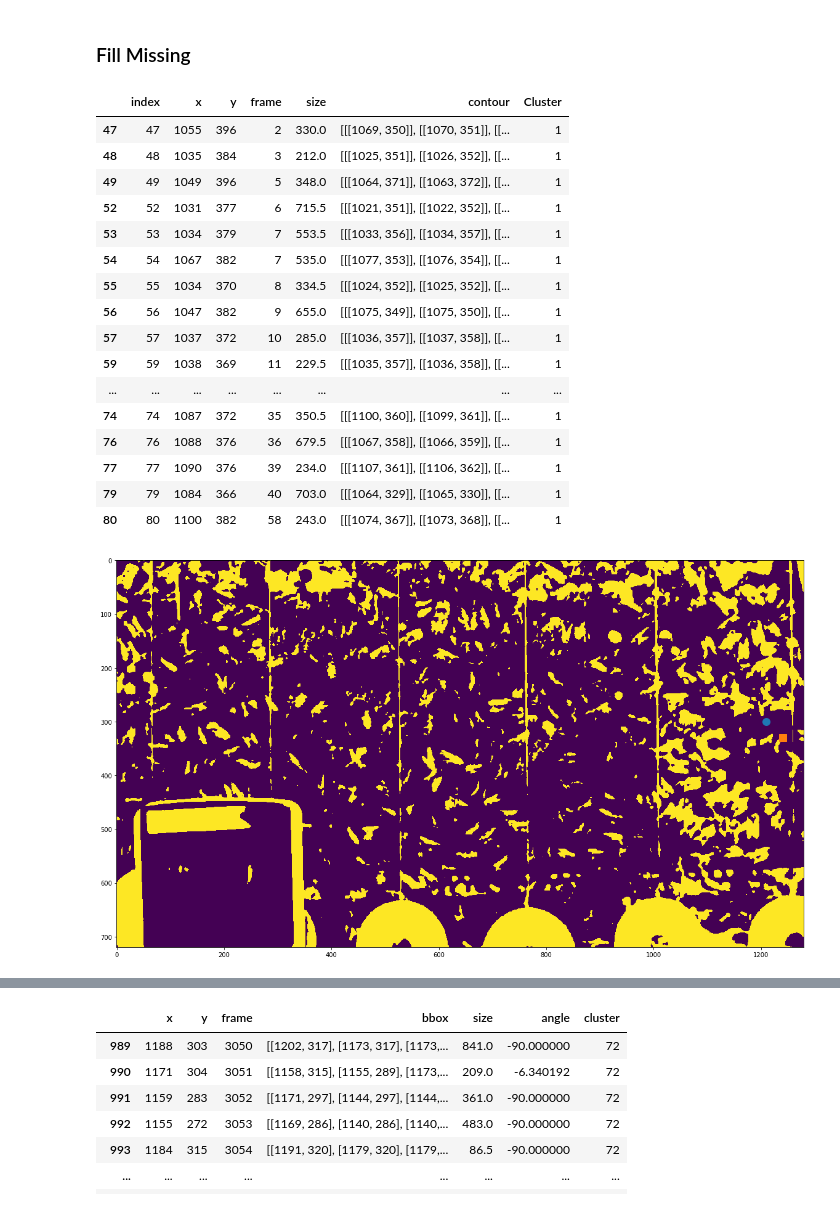
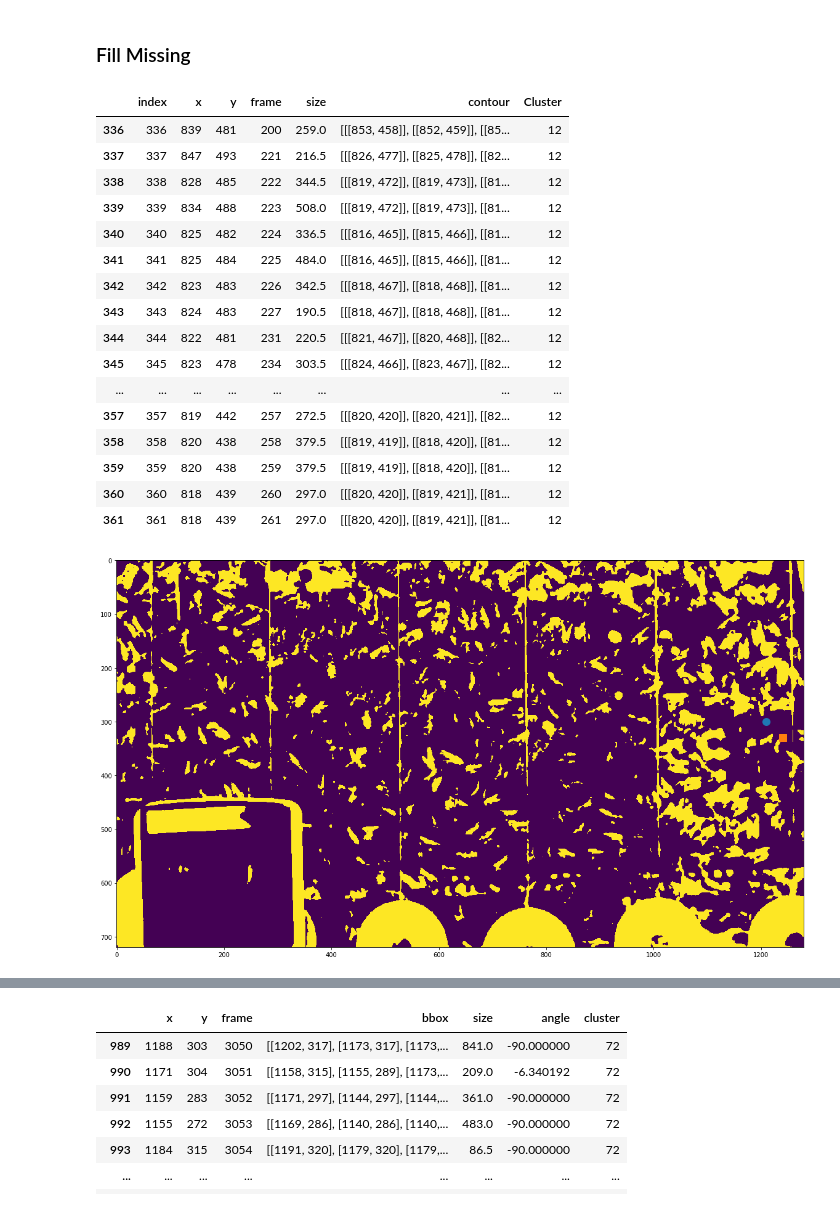
Before and after one commit to Jreece18/WaggleDanceTracker, a Jupyter notebook: TidyDataset.ipynb, the cells around one changed output, grey strips where cells are left out. Cells and saved outputs as stored; diff of their text form; code cells hidden in the pictures.

```diff
--- a/TidyDataset.ipynb
+++ b/TidyDataset.ipynb
@@ -268,39 +279,42 @@ def moveDirection(prev_bbox, bbox):
 # %%
 final_df = pd.DataFrame(columns=['x', 'y', 'frame', 'bbox', 'size', 'angle', 'cluster']) # maybe add direction change?
 # %%
-clust = df[df['Cluster']==1] # 1, 6, 35, 72 (didn't work, also not a waggle), 75, 222, 245 (also not a waggle)
+clust = df[df['Cluster']==12] # 1, 6, 35, 72 (didn't work, also not a waggle), 75, 222, 245 (also not a waggle)
 # 6 doesn't work. Loses it when it crosses the white lime
+# 1 fixed by changing the 'contour is none' code to thresh within the roi
+# 100 is an example where the last two frames are wrong
+# 0 has some problems at end
 clust
 cap = cv2.VideoCapture('../Bees10.mov')
 cap.set(1, 233)
 _, frame = cap.read()
 gray = cv2.cvtColor(frame, cv2.COLOR_BGR2GRAY)
 gray = cv2.GaussianBlur(gray, (15,15), 1)
 thresh = cv2.threshold(gray, 120, 220, cv2.THRESH_BINARY)[1]
 
 plt.figure(figsize=(20,20))
 plt.imshow(thresh)
 plt.plot(1225-15, 315-15, marker='o', markersize=12)
 plt.plot(1225+15, 315+15, marker='s', markersize=12)
 clust
 # %% [output]
 |  | index | x | y | frame | size | contour | Cluster |
-| 47 | 47 | 1055 | 396 | 2 | 330.0 | [[[1069, 350]], [[1070, 351]], [[... | 1 |
-| 48 | 48 | 1035 | 384 | 3 | 212.0 | [[[1025, 351]], [[1026, 352]], [[... | 1 |
-| 49 | 49 | 1049 | 396 | 5 | 348.0 | [[[1064, 371]], [[1063, 372]], [[... | 1 |
-| 52 | 52 | 1031 | 377 | 6 | 715.5 | [[[1021, 351]], [[1022, 352]], [[... | 1 |
-| 53 | 53 | 1034 | 379 | 7 | 553.5 | [[[1033, 356]], [[1034, 357]], [[... | 1 |
-| 54 | 54 | 1067 | 382 | 7 | 535.0 | [[[1077, 353]], [[1076, 354]], [[... | 1 |
-| 55 | 55 | 1034 | 370 | 8 | 334.5 | [[[1024, 352]], [[1025, 352]], [[... | 1 |
-| 56 | 56 | 1047 | 382 | 9 | 655.0 | [[[1075, 349]], [[1075, 350]], [[... | 1 |
-| 57 | 57 | 1037 | 372 | 10 | 285.0 | [[[1036, 357]], [[1037, 358]], [[... | 1 |
-| 59 | 59 | 1038 | 369 | 11 | 229.5 | [[[1035, 357]], [[1036, 358]], [[... | 1 |
+| 336 | 336 | 839 | 481 | 200 | 259.0 | [[[853, 458]], [[852, 459]], [[85... | 12 |
+| 337 | 337 | 847 | 493 | 221 | 216.5 | [[[826, 477]], [[825, 478]], [[82... | 12 |
+| 338 | 338 | 828 | 485 | 222 | 344.5 | [[[819, 472]], [[819, 473]], [[81... | 12 |
+| 339 | 339 | 834 | 488 | 223 | 508.0 | [[[819, 472]], [[819, 473]], [[81... | 12 |
+| 340 | 340 | 825 | 482 | 224 | 336.5 | [[[816, 465]], [[815, 466]], [[81... | 12 |
+| 341 | 341 | 825 | 484 | 225 | 484.0 | [[[816, 465]], [[815, 466]], [[81... | 12 |
+| 342 | 342 | 823 | 483 | 226 | 342.5 | [[[818, 467]], [[818, 468]], [[81... | 12 |
+| 343 | 343 | 824 | 483 | 227 | 190.5 | [[[818, 467]], [[818, 468]], [[81... | 12 |
+| 344 | 344 | 822 | 481 | 231 | 220.5 | [[[821, 467]], [[820, 468]], [[82... | 12 |
+| 345 | 345 | 823 | 478 | 234 | 303.5 | [[[824, 466]], [[823, 467]], [[82... | 12 |
 | ... | ... | ... | ... | ... | ... | ... | ... |
-| 74 | 74 | 1087 | 372 | 35 | 350.5 | [[[1100, 360]], [[1099, 361]], [[... | 1 |
-| 76 | 76 | 1088 | 376 | 36 | 679.5 | [[[1067, 358]], [[1066, 359]], [[... | 1 |
-| 77 | 77 | 1090 | 376 | 39 | 234.0 | [[[1107, 361]], [[1106, 362]], [[... | 1 |
-| 79 | 79 | 1084 | 366 | 40 | 703.0 | [[[1064, 329]], [[1065, 330]], [[... | 1 |
-| 80 | 80 | 1100 | 382 | 58 | 243.0 | [[[1074, 367]], [[1073, 368]], [[... | 1 |
+| 357 | 357 | 819 | 442 | 257 | 272.5 | [[[820, 420]], [[820, 421]], [[82... | 12 |
+| 358 | 358 | 820 | 438 | 258 | 379.5 | [[[819, 419]], [[818, 420]], [[81... | 12 |
+| 359 | 359 | 820 | 438 | 259 | 379.5 | [[[819, 419]], [[818, 420]], [[81... | 12 |
+| 360 | 360 | 818 | 439 | 260 | 297.0 | [[[820, 420]], [[819, 421]], [[81... | 12 |
+| 361 | 361 | 818 | 439 | 261 | 297.0 | [[[820, 420]], [[819, 421]], [[81... | 12 |
 [figure]
 # %%
 start = clust.iloc[0, :]['frame']
```
Also changed, not shown: parts of 13 cells of this notebook.
